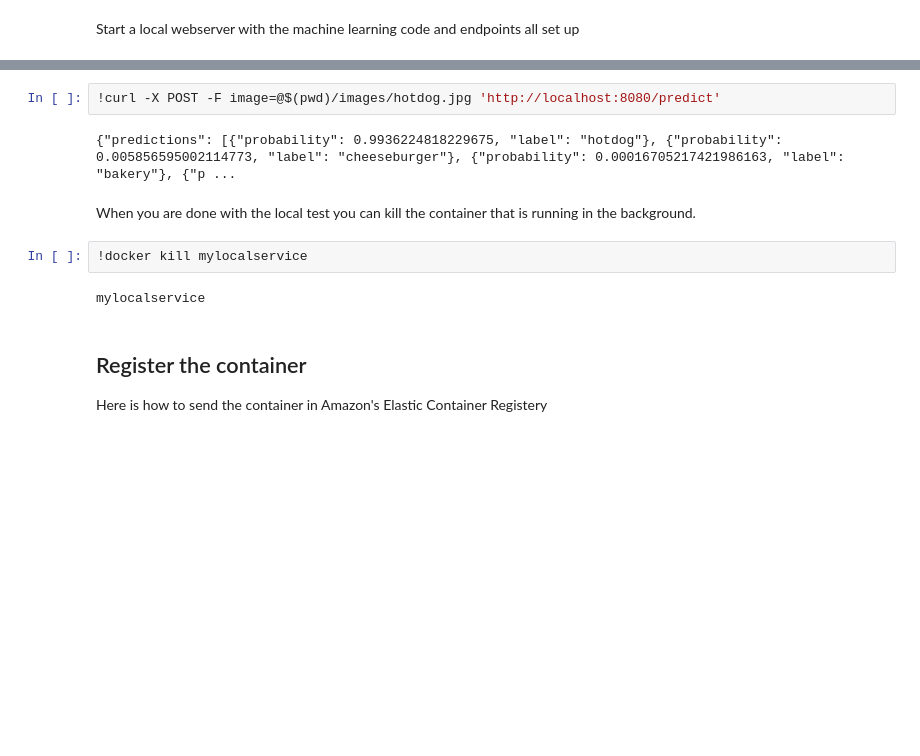
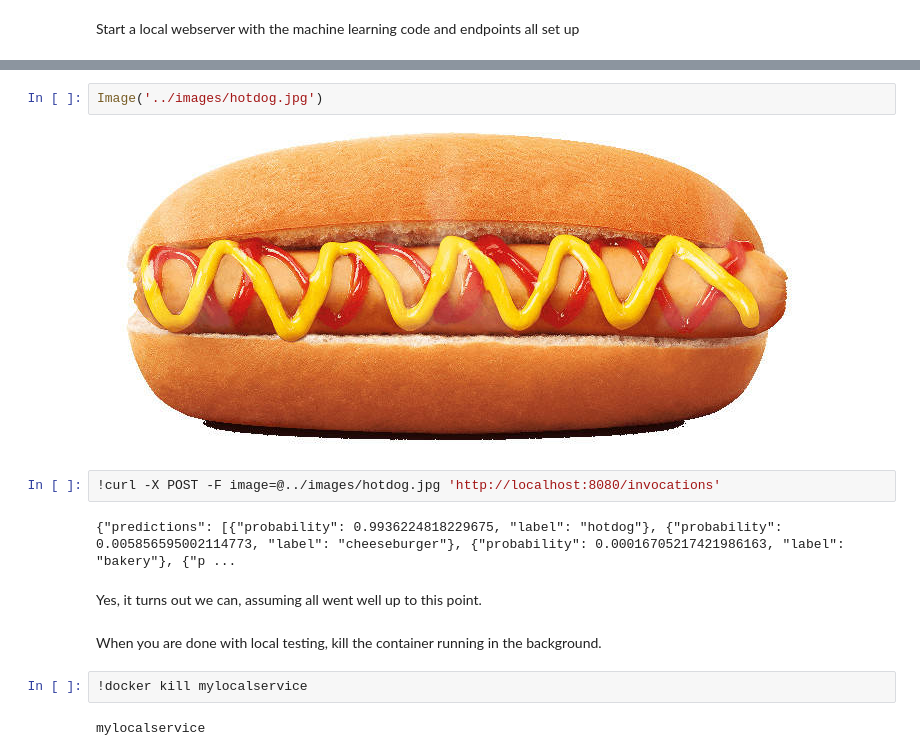
Before and after one commit to samsammurphy/amazon-sagemaker-byom, a Jupyter notebook: bring_your_own_model.ipynb, the cells around one changed output, grey strips where cells are left out. Saved outputs shown, nothing was run; the diff lists cells and outputs as text; blank space fills up the shorter version.

```diff
--- a/bring_your_own_model.ipynb
+++ b/bring_your_own_model.ipynb
@@ -82,14 +107,16 @@ ok, so we can identify that dog as being a beagle but can we determine if someth
+# %%
+Image('../images/hotdog.jpg')
+# %% [output]
+[figure, added]
 # %%
-!curl -X POST -F image=@$(pwd)/images/hotdog.jpg 'http://localhost:8080/predict'
+!curl -X POST -F image=@../images/hotdog.jpg 'http://localhost:8080/invocations'
 # %% [output]
 {"predictions": [{"probability": 0.9936224818229675, "label": "hotdog"}, {"probability": 0.005856595002114773, "label": "cheeseburger"}, {"probability": 0.00016705217421986163, "label": "bakery"}, {"p ...
+# %% [markdown]
+Yes, it turns out we can, assuming all went well up to this point.
 # %% [markdown]
-When you are done with the local test you can kill the container that is running in the background.
+When you are done with local testing, kill the container running in the background.
 # %%
 !docker kill mylocalservice
 # %% [output]
 mylocalservice
-# %% [markdown]
-## Register the container
-
-Here is how to send the container in Amazon's Elastic Container Registery
```
Also changed, not shown: parts of 74 cells of this notebook, 7 other files.
